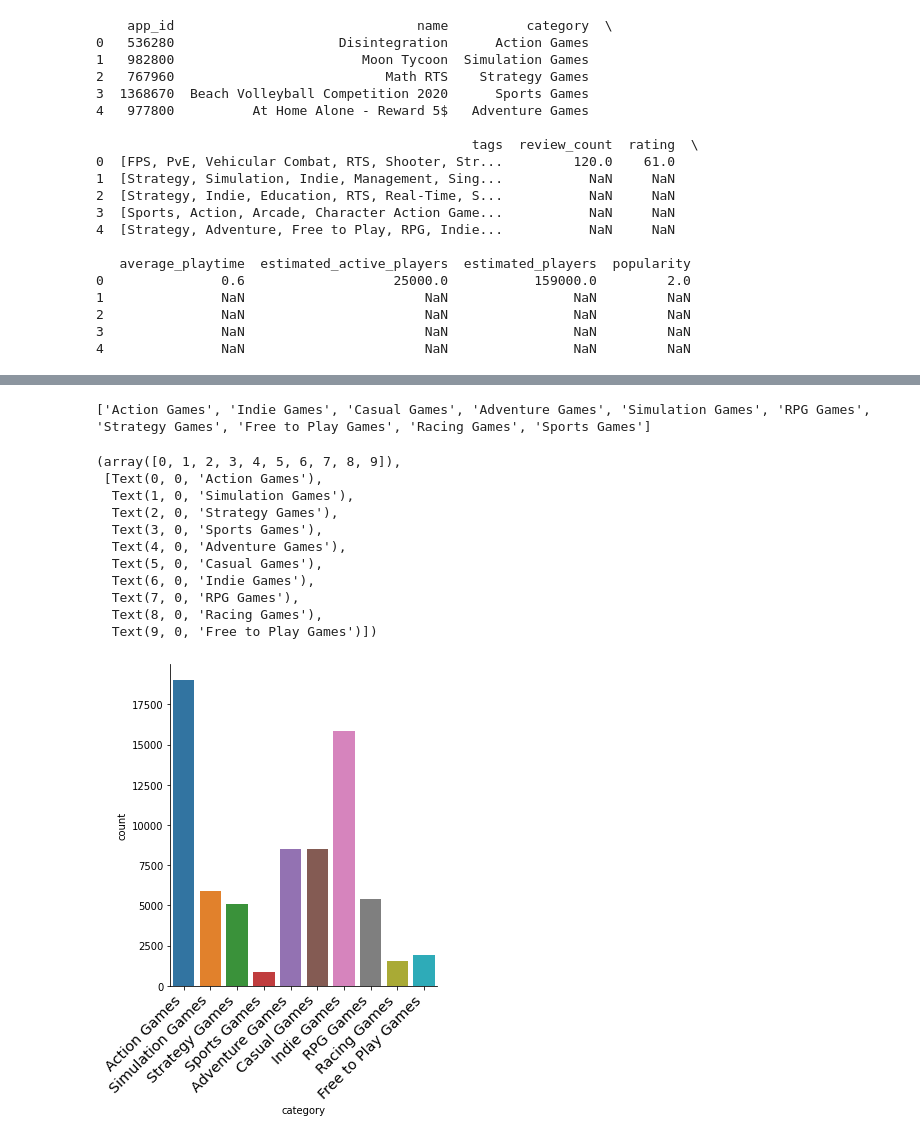
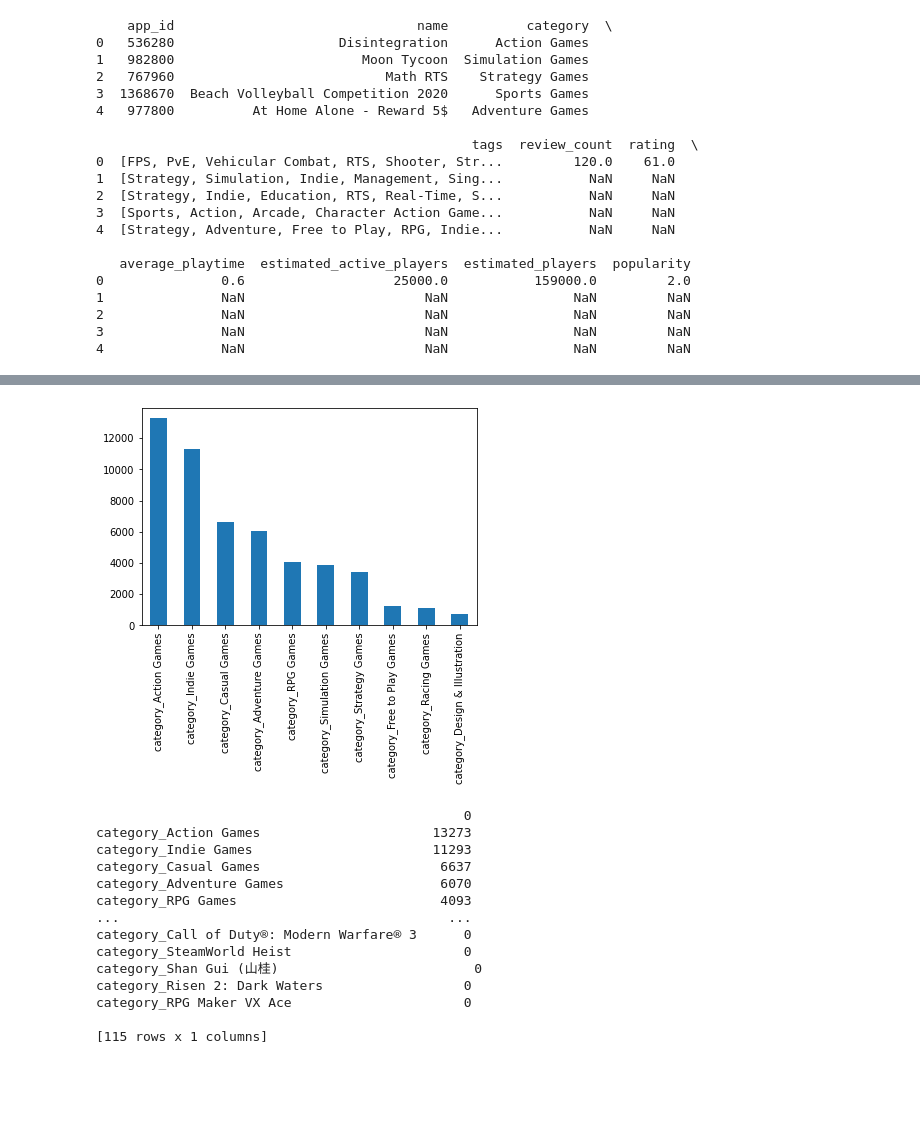
Before and after one commit to LukasL97/IDS-Steam, a Jupyter notebook: Project_incompletedata.ipynb, the cells around one changed output, grey strips where cells are left out. Saved outputs shown, nothing was run; the diff lists cells and outputs as text; code cells hidden in the pictures; blank space fills up the shorter version.

```diff
--- a/Project_incompletedata.ipynb
+++ b/Project_incompletedata.ipynb
@@ -224,29 +296,27 @@ Action RTS                             3
-# %%
-# Histogram of the 10 most common categories:
-mc = games['category'].value_counts()[:10].index.tolist()
-print(mc)
-top_cat = games[(games['category'] == mc[0])|(games['category'] == mc[1])|(games['category'] == mc[2])|
-                (games['category'] == mc[3])|(games['category'] == mc[4])|(games['category'] == mc[5])|
-                (games['category'] == mc[6])|(games['category'] == mc[7])|(games['category'] == mc[8])|
-                (games['category'] == mc[9])]
-chart = sea.catplot(x='category', data=top_cat, kind='count')
-mat.xticks(
-    rotation=45,
-    horizontalalignment='right',
-    fontweight='light',
-    fontsize='x-large'
-)
-# %% [output]
-['Action Games', 'Indie Games', 'Casual Games', 'Adventure Games', 'Simulation Games', 'RPG Games', 'Strategy Games', 'Free to Play Games', 'Racing Games', 'Sports Games']
-(array([0, 1, 2, 3, 4, 5, 6, 7, 8, 9]),
- [Text(0, 0, 'Action Games'),
-  Text(1, 0, 'Simulation Games'),
-  Text(2, 0, 'Strategy Games'),
-  Text(3, 0, 'Sports Games'),
-  Text(4, 0, 'Adventure Games'),
-  Text(5, 0, 'Casual Games'),
-  Text(6, 0, 'Indie Games'),
-  Text(7, 0, 'RPG Games'),
-  Text(8, 0, 'Racing Games'),
-  Text(9, 0, 'Free to Play Games')])
-[figure, removed]
+# %%
+# Histogram of the 10 most common categories:
+cat_filter = [col for col in games if col.startswith('category_')]
+cat_cols = games[cat_filter]
+cat_count = cat_cols.sum()
+cat_c = pandas.DataFrame(cat_count)
+cat_c = cat_c.sort_values(by=0, ascending=False)
+top = cat_c.iloc[:10]
+top[0].plot(kind='bar')
+mat.show()
+print(cat_c)
+# %% [output]
+[figure, added]
+                                               0
+category_Action Games                      13273
+category_Indie Games                       11293
+category_Casual Games                       6637
+category_Adventure Games                    6070
+category_RPG Games                          4093
+...                                          ...
+category_Call of Duty®: Modern Warfare® 3      0
+category_SteamWorld Heist                      0
+category_Shan Gui (山桂)                         0
+category_Risen 2: Dark Waters                  0
+category_RPG Maker VX Ace                      0
+
+[115 rows x 1 columns]
```
Also changed, not shown: parts of 11 cells of this notebook.
